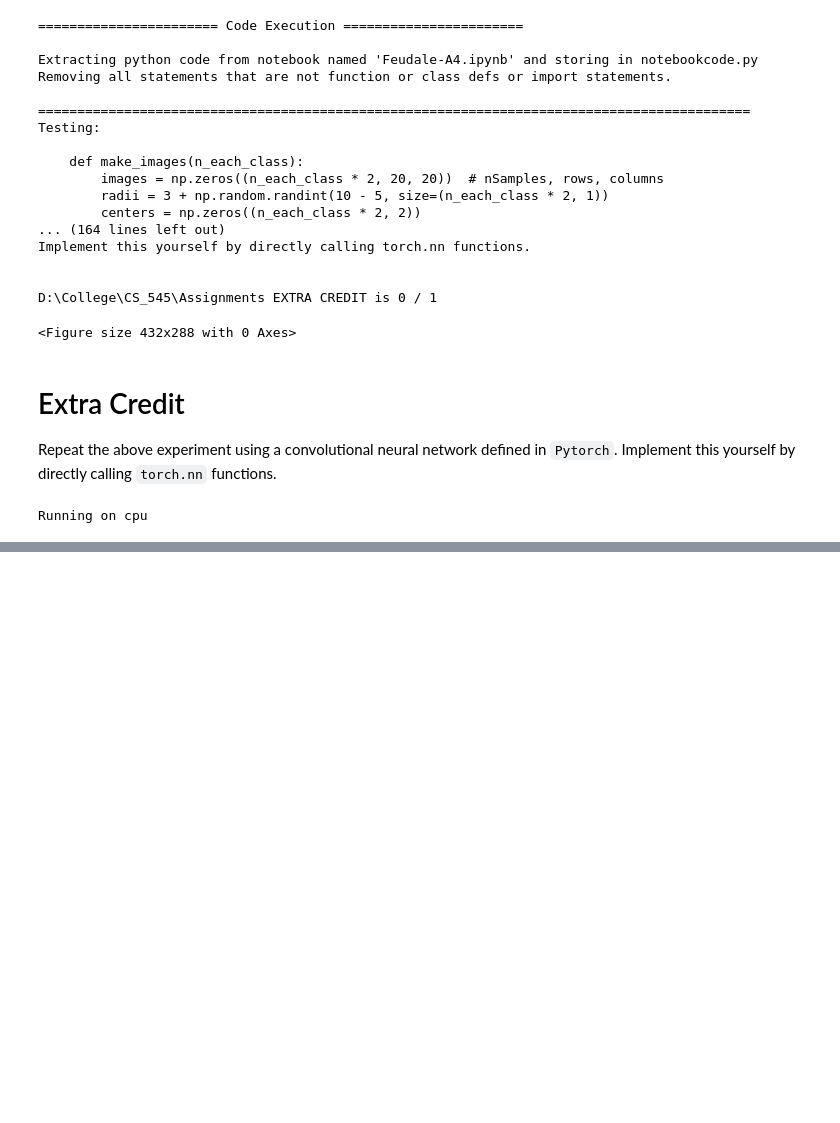
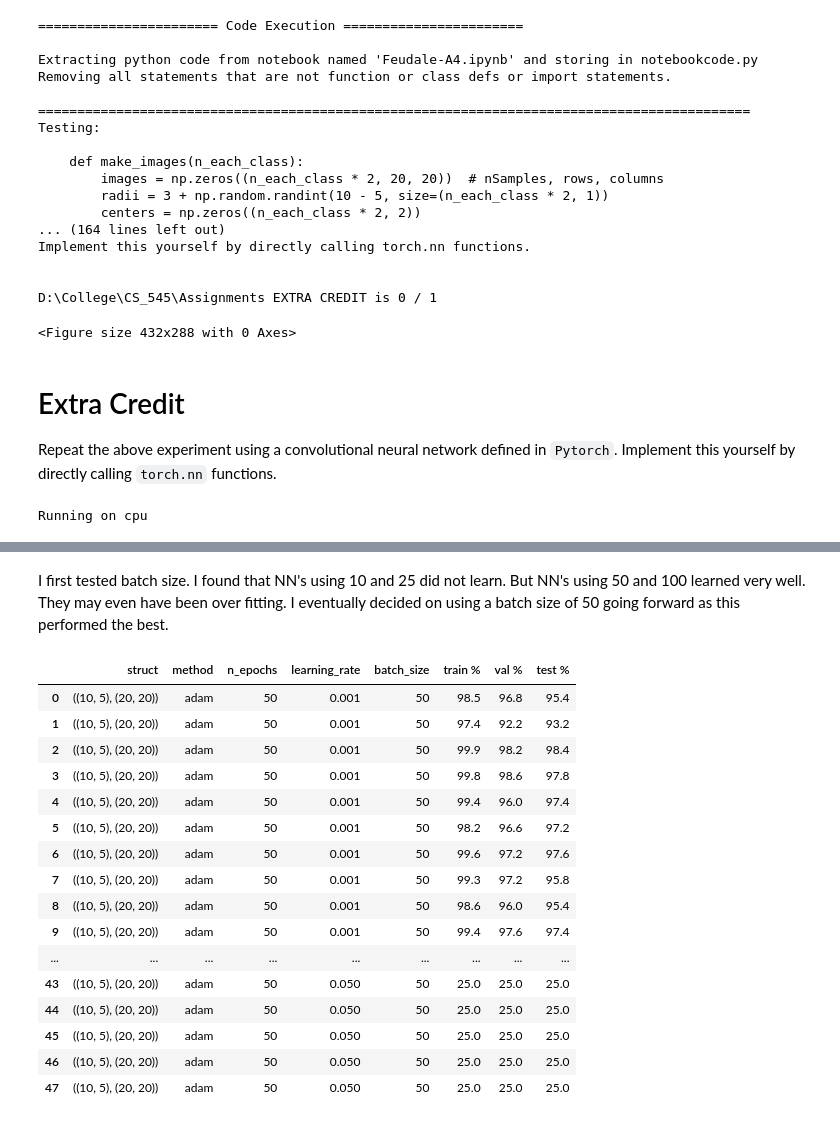
Before and after one commit to Randalthor95/CS_545, a Jupyter notebook: Assignments/Feudale-A4.ipynb, the cells around one changed output, grey strips where cells are left out. Saved outputs shown, nothing was run; the diff lists cells and outputs as text; code cells hidden in the pictures; blank space fills up the shorter version.

```diff
--- a/Assignments/Feudale-A4.ipynb
+++ b/Assignments/Feudale-A4.ipynb
@@ -1235,0 +1297,39 @@ df.groupby(["struct", "method", "n_epochs", "learning_rate", "batch_size"]).max(
+# %% [markdown]
+I first tested batch size. I found that NN's using 10 and 25 did not learn. But NN's using 50 and 100 learned very well. They may even have been over fitting. I eventually decided on using a batch size of 50 going forward as this performed the best.
+# %%
+df = cnn_run_these_parameters(
+    X,
+    T,
+    n_folds=4,
+    structs=[[[[10, 5], [20, 20]], [4, 4], [2, 1]]],
+    # structs=[
+    #     [
+    #     [[10, 20], [5, 5]],
+    #     [5, 7],
+    #     [2, 2]
+    #     ]
+    # ],
+    methods=["adam"],
+    n_epochs=[50],
+    learning_rates=[0.001, 0.005, 0.01, 0.05],
+    batch_sizes=[50],
+)
+df
+# %% [output]
+|  | struct | method | n_epochs | learning_rate | batch_size | train % | val % | test % |
+| 0 | ((10, 5), (20, 20)) | adam | 50 | 0.001 | 50 | 98.5 | 96.8 | 95.4 |
+| 1 | ((10, 5), (20, 20)) | adam | 50 | 0.001 | 50 | 97.4 | 92.2 | 93.2 |
+| 2 | ((10, 5), (20, 20)) | adam | 50 | 0.001 | 50 | 99.9 | 98.2 | 98.4 |
+| 3 | ((10, 5), (20, 20)) | adam | 50 | 0.001 | 50 | 99.8 | 98.6 | 97.8 |
+| 4 | ((10, 5), (20, 20)) | adam | 50 | 0.001 | 50 | 99.4 | 96.0 | 97.4 |
+| 5 | ((10, 5), (20, 20)) | adam | 50 | 0.001 | 50 | 98.2 | 96.6 | 97.2 |
+| 6 | ((10, 5), (20, 20)) | adam | 50 | 0.001 | 50 | 99.6 | 97.2 | 97.6 |
+| 7 | ((10, 5), (20, 20)) | adam | 50 | 0.001 | 50 | 99.3 | 97.2 | 95.8 |
+| 8 | ((10, 5), (20, 20)) | adam | 50 | 0.001 | 50 | 98.6 | 96.0 | 95.4 |
+| 9 | ((10, 5), (20, 20)) | adam | 50 | 0.001 | 50 | 99.4 | 97.6 | 97.4 |
+| ... | ... | ... | ... | ... | ... | ... | ... | ... |
+| 43 | ((10, 5), (20, 20)) | adam | 50 | 0.050 | 50 | 25.0 | 25.0 | 25.0 |
+| 44 | ((10, 5), (20, 20)) | adam | 50 | 0.050 | 50 | 25.0 | 25.0 | 25.0 |
+| 45 | ((10, 5), (20, 20)) | adam | 50 | 0.050 | 50 | 25.0 | 25.0 | 25.0 |
+| 46 | ((10, 5), (20, 20)) | adam | 50 | 0.050 | 50 | 25.0 | 25.0 | 25.0 |
+| 47 | ((10, 5), (20, 20)) | adam | 50 | 0.050 | 50 | 25.0 | 25.0 | 25.0 |
```
Also changed, not shown: parts of 37 cells of this notebook, 4 other files.
